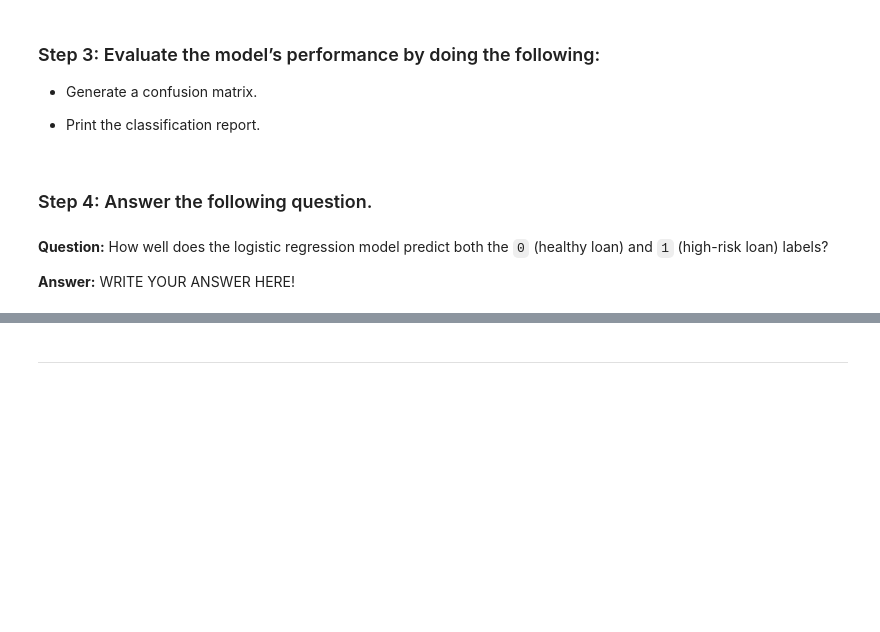
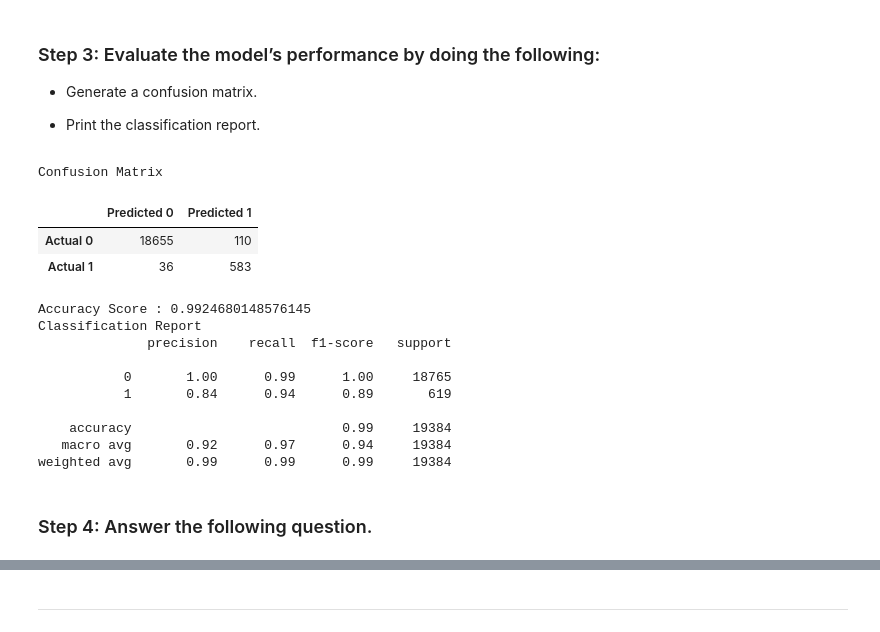
Before and after one commit to hmk81996/credit-risk-classification, a Jupyter notebook: credit_risk_classification.ipynb, the cells around one changed output, grey strips where cells are left out. Cells and saved outputs as stored; diff of their text form; code cells hidden in the pictures; blank space fills up the shorter version.

```diff
--- a/credit_risk_classification.ipynb
+++ b/credit_risk_classification.ipynb
@@ -107,6 +123,24 @@ ValueError: Per-column arrays must each be 1-dimensional
+# %%
+# Print the classification report for the model
+print("Confusion Matrix")
+display(cm_df)
+print(f"Accuracy Score : {acc_score}")
+print("Classification Report")
+print(classification_report(y_test, predictions))
+# %% [output]
+Confusion Matrix
+|  | Predicted 0 | Predicted 1 |
+| Actual 0 | 18655 | 110 |
+| Actual 1 | 36 | 583 |
+Accuracy Score : 0.9924680148576145
+Classification Report
+              precision    recall  f1-score   support
+
+           0       1.00      0.99      1.00     18765
+           1       0.84      0.94      0.89       619
+
+    accuracy                           0.99     19384
+   macro avg       0.92      0.97      0.94     19384
+weighted avg       0.99      0.99      0.99     19384
 # %% [markdown]
 ### Step 4: Answer the following question.
-# %% [markdown]
-**Question:** How well does the logistic regression model predict both the `0` (healthy loan) and `1` (high-risk loan) labels?
-
-**Answer:** WRITE YOUR ANSWER HERE!
```
Also changed, not shown: parts of 8 cells of this notebook.
